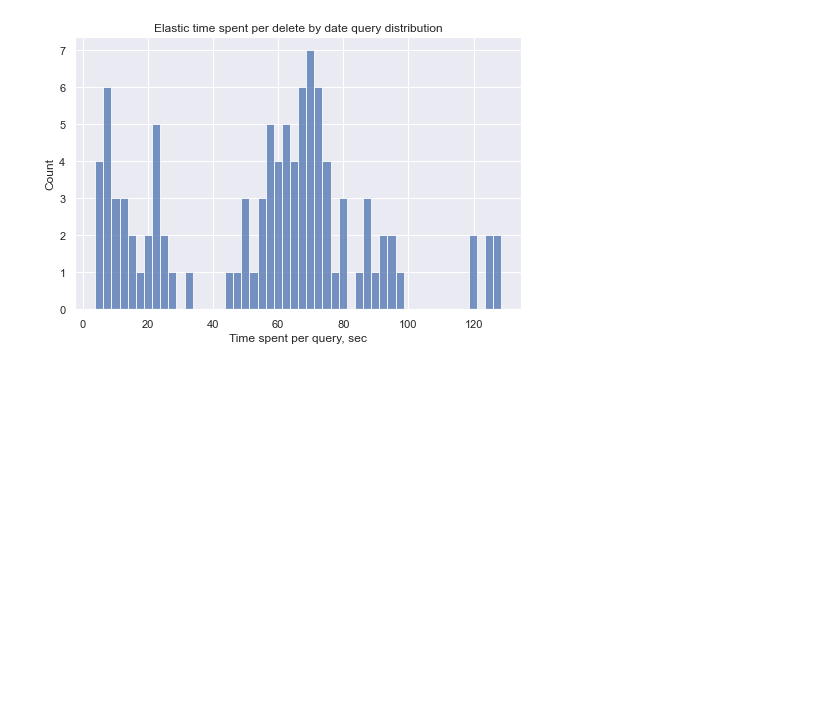
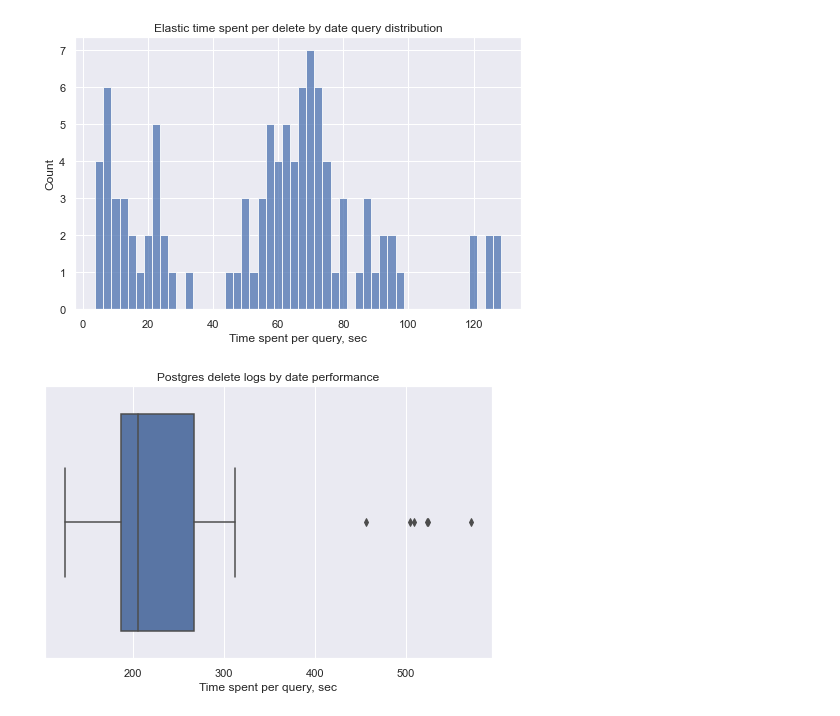
Before and after one commit to reportportal/es-logs-service, a Jupyter notebook: notebooks/performance_visualization.ipynb, the cells around one changed output. Cells and saved outputs as stored; diff of their text form; code cells hidden in the pictures; blank space fills up the shorter version.

Commit message:
Add delete logs by date visualization for postgres

```diff
--- a/notebooks/performance_visualization.ipynb
+++ b/notebooks/performance_visualization.ipynb
@@ -487,19 +487,23 @@ plt.show()
 [figure]
 # %% [markdown]
 ## Delete logs by date
-# %%
-delete_logs_by_date_path = lambda db: Path(data_folder, f"delete_logs_by_date_{db}_10000000_100.pickle")
+# %%
+def delete_logs_by_date_path(db: str) -> Path:
+    if db == "postgres":
+        filename = f"delete_logs_by_date_{db}_10000000_30.pickle"
+    else:
+        filename = f"delete_logs_by_date_{db}_10000000_100.pickle"
+    return Path(data_folder, filename)
 # %%
 es_delete_logs_by_date = pd.DataFrame({
     "time_spent": load_data(delete_logs_by_date_path("elasticsearch"))["performance_results"],
     "database": "elastic"
 })
-# pg_delete_logs_by_date = pd.DataFrame({
-#     "time_spent": load_data(delete_logs_by_date_path("postgres"))["performance_results"],
-#     "database": "postgres"
-# })
-# delete_logs_by_date_df = pd.concat([es_delete_logs_by_date, pg_delete_logs_by_date], ignore_index=True)
-delete_logs_by_date_df = es_delete_logs_by_date
+pg_delete_logs_by_date = pd.DataFrame({
+    "time_spent": load_data(delete_logs_by_date_path("postgres"))["performance_results"],
+    "database": "postgres"
+})
+delete_logs_by_date_df = pd.concat([es_delete_logs_by_date, pg_delete_logs_by_date], ignore_index=True)
 # %%
 plt.figure(figsize=(8, 5))
 plt.title("Elastic delete logs by date performance")
@@ -523,3 +527,14 @@ plt.xlabel("Time spent per query, sec")
 plt.show()
 # %% [output]
 [figure]
+# %%
+plt.figure(figsize=(8, 5))
+plt.title("Postgres delete logs by date performance")
+sns.boxplot(
+    x="time_spent",
+    data=delete_logs_by_date_df[delete_logs_by_date_df["database"] == "postgres"],
+)
+plt.xlabel("Time spent per query, sec")
+plt.show()
+# %% [output]
+[figure, added]
```
Also changed, not shown: parts of 3 cells of this notebook.
